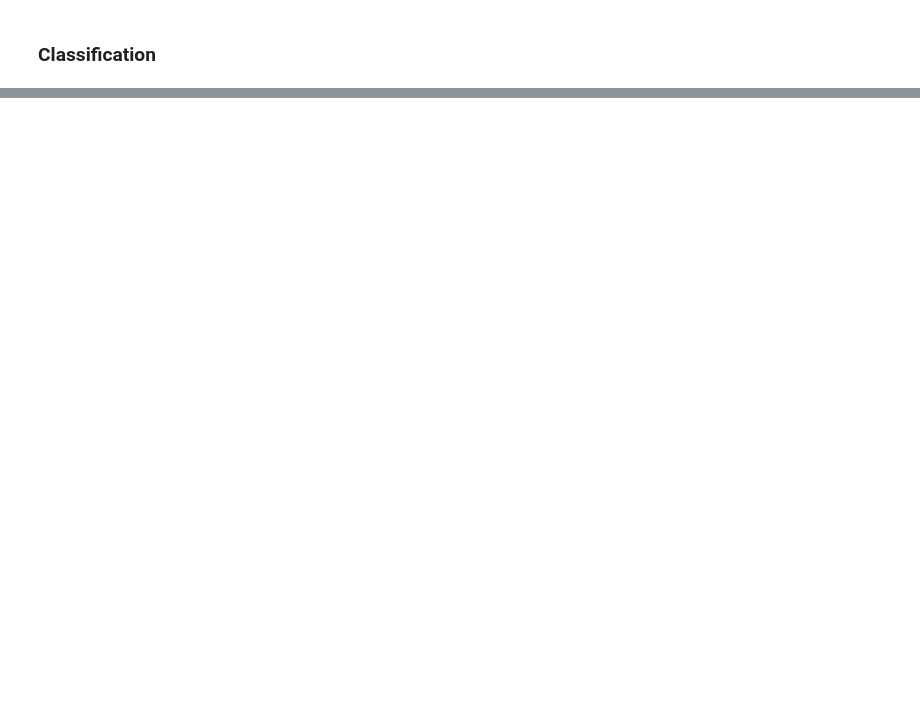
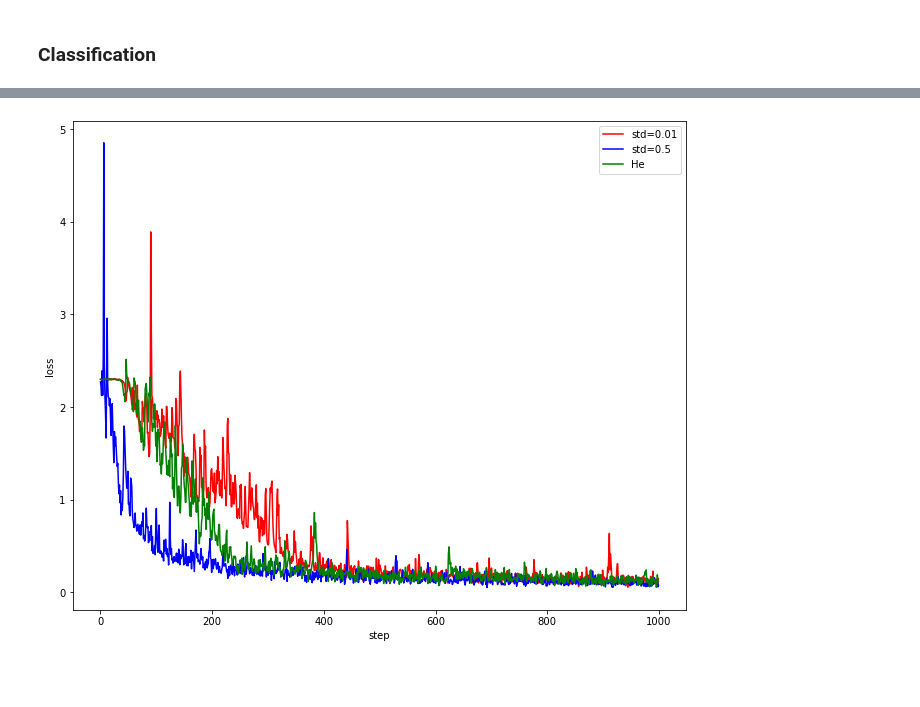
Before and after one commit to woduq1414/deep-learning-without-framework, a Jupyter notebook: src/notebook/network_framework/network_test.ipynb, the cells around one changed output, grey strips where cells are left out. Cells and saved outputs as stored; diff of their text form; code cells hidden in the pictures; blank space fills up the shorter version.

```diff
--- a/src/notebook/network_framework/network_test.ipynb
+++ b/src/notebook/network_framework/network_test.ipynb
@@ -135,0 +330,28 @@ KeyboardInterrupt:
+# %%
+color_list = ["red", "blue", "green", "yellow", "purple"]
+
+marker_list = ["o", "s", "^", "v","x" ]
+
+plt.figure(figsize=(11, 9))
+
+
+plt.xlabel("step")
+plt.ylabel("loss")
+# plt.ylim(0, 3)
+
+
+
+
+x = np.arange(len(result["std=0.01"]["train_loss_list"]))
+
+plt.plot(x, result["std=0.01"]["train_loss_list"], label="std=0.01",color = color_list[0],  marker=None)
+plt.plot(x, result["std=0.5"]["train_loss_list"], label="std=0.5",color = color_list[1],  marker=None)
+plt.plot(x, result["He"]["train_loss_list"], label="He",color = color_list[2],  marker=None)
+
+plt.legend(loc='upper right')
+
+plt.show()
+# %% [output]
+[figure, added]
+# %% [markdown]
+##
```
Also changed, not shown: parts of 14 cells of this notebook, 4 other files.
